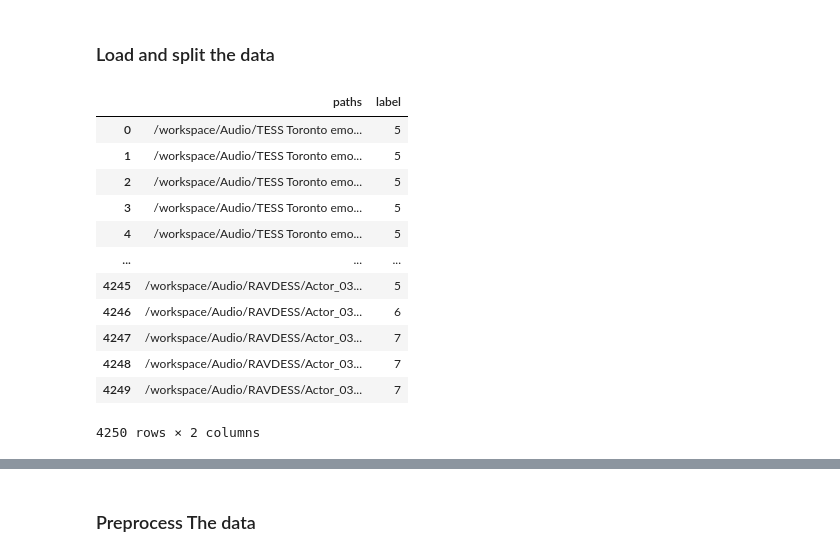
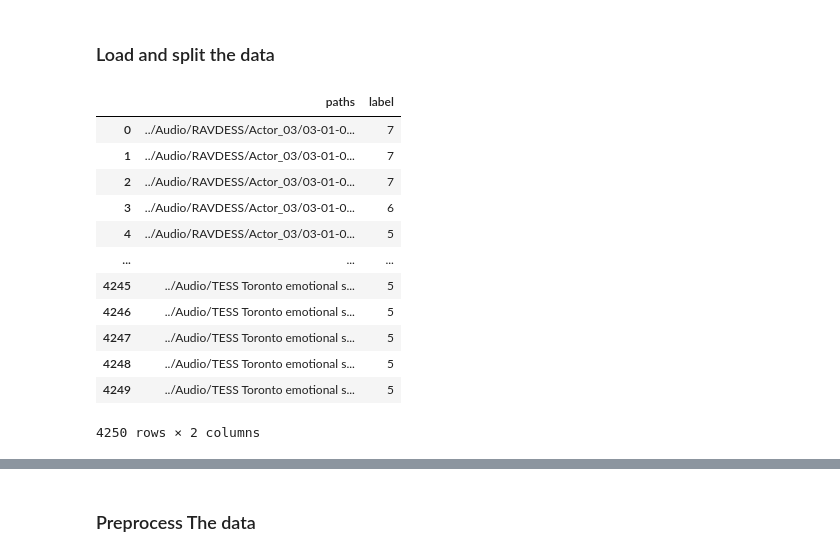
Before and after one commit to Mutasem-Tamimi/Speech-Emotion-Recognition-SER-using-LSTM-RNN, a Jupyter notebook: SER.ipynb, the cells around one changed output, grey strips where cells are left out. Saved outputs shown, nothing was run; the diff lists cells and outputs as text; code cells hidden in the pictures.

```diff
--- a/SER.ipynb
+++ b/SER.ipynb
@@ -74,7 +69,7 @@ def emotionfix(e_num):
 # %% [markdown]
 ### Load and split the data
 # %%
-folder_path = '/workspace/Audio'
+folder_path = '../Audio'
 X = []
 Y = []
 for subdir, dirs, files in os.walk(folder_path):
@@ -89,21 +84,21 @@ for subdir, dirs, files in os.walk(folder_path):
 # %%
 Features = pd.DataFrame(X, columns = ['paths'])
 Features['label'] = Y
-Features.to_csv('/workspace/After Agument/audios_location.csv', index =False)
+Features.to_csv('../After Agument/audios_location.csv', index =False)
 Features
 # %% [output]
 |  | paths | label |
-| 0 | /workspace/Audio/TESS Toronto emo... | 5 |
-| 1 | /workspace/Audio/TESS Toronto emo... | 5 |
-| 2 | /workspace/Audio/TESS Toronto emo... | 5 |
-| 3 | /workspace/Audio/TESS Toronto emo... | 5 |
-| 4 | /workspace/Audio/TESS Toronto emo... | 5 |
+| 0 | ../Audio/RAVDESS/Actor_03/03-01-0... | 7 |
+| 1 | ../Audio/RAVDESS/Actor_03/03-01-0... | 7 |
+| 2 | ../Audio/RAVDESS/Actor_03/03-01-0... | 7 |
+| 3 | ../Audio/RAVDESS/Actor_03/03-01-0... | 6 |
+| 4 | ../Audio/RAVDESS/Actor_03/03-01-0... | 5 |
 | ... | ... | ... |
-| 4245 | /workspace/Audio/RAVDESS/Actor_03... | 5 |
-| 4246 | /workspace/Audio/RAVDESS/Actor_03... | 6 |
-| 4247 | /workspace/Audio/RAVDESS/Actor_03... | 7 |
-| 4248 | /workspace/Audio/RAVDESS/Actor_03... | 7 |
-| 4249 | /workspace/Audio/RAVDESS/Actor_03... | 7 |
+| 4245 | ../Audio/TESS Toronto emotional s... | 5 |
+| 4246 | ../Audio/TESS Toronto emotional s... | 5 |
+| 4247 | ../Audio/TESS Toronto emotional s... | 5 |
+| 4248 | ../Audio/TESS Toronto emotional s... | 5 |
+| 4249 | ../Audio/TESS Toronto emotional s... | 5 |
 4250 rows × 2 columns
 # %%
 Features= pd.read_csv("audios_location.csv")
```
Also changed, not shown: parts of 31 cells of this notebook, 9 other files.
